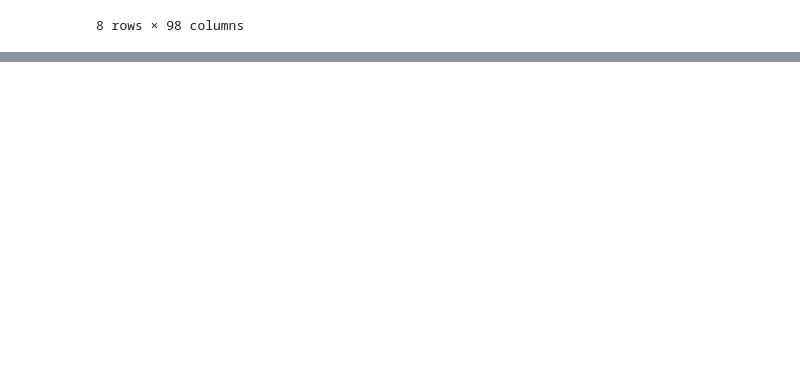
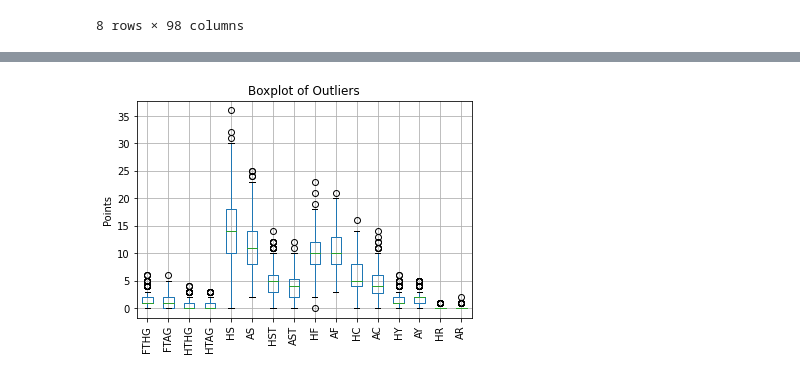
Before and after one commit to EstherOgutu/Premier-League-Prediction-Group-3-, a Jupyter notebook: Premier_League_Prediction.ipynb, the cells around one changed output, grey strips where cells are left out. Cells and saved outputs as stored; diff of their text form; code cells hidden in the pictures; blank space fills up the shorter version.

```diff
--- a/Premier_League_Prediction.ipynb
+++ b/Premier_League_Prediction.ipynb
@@ -243,0 +411,4 @@ season21.describe()
+# %%
+plot_boxplot(season19, 'Boxplot of Outliers', 'Points')
+# %% [output]
+[figure, added]
```
Also changed, not shown: parts of 33 cells of this notebook.
